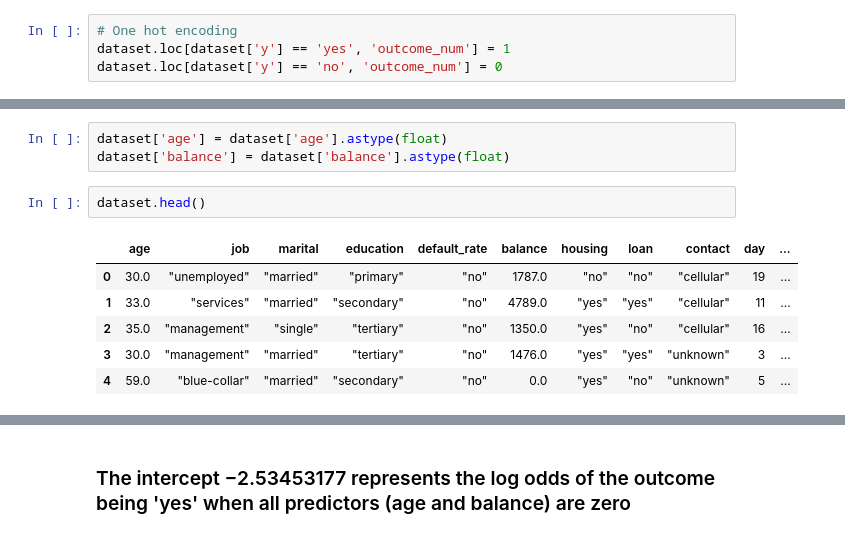
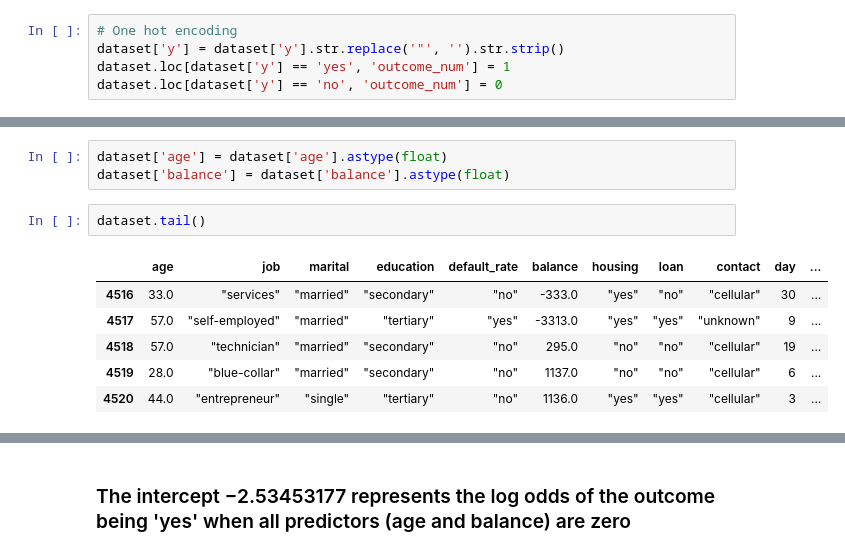
Before and after one commit to kathytran88/bank_term_deposit_analysis, a Jupyter notebook: logistic_regression.ipynb, the cells around one changed output, grey strips where cells are left out. Cells and saved outputs as stored; diff of their text form.

```diff
--- a/logistic_regression.ipynb
+++ b/logistic_regression.ipynb
@@ -102,6 +103,7 @@ dataset.head(4)
 | 3 | 30 | "management" | "married" | "tertiary" | "no" | 1476 | "yes" | "yes" | "unknown" | 3 | ... |
 # %%
 # One hot encoding
+dataset['y'] = dataset['y'].str.replace('"', '').str.strip()
 dataset.loc[dataset['y'] == 'yes', 'outcome_num'] = 1
 dataset.loc[dataset['y'] == 'no', 'outcome_num'] = 0
 # %%
@@ -128,14 +130,14 @@ memory usage: 635.9+ KB
 dataset['age'] = dataset['age'].astype(float)
 dataset['balance'] = dataset['balance'].astype(float)
 # %%
-dataset.head()
+dataset.tail()
 # %% [output]
 |  | age | job | marital | education | default_rate | balance | housing | loan | contact | day | ... |
-| 0 | 30.0 | "unemployed" | "married" | "primary" | "no" | 1787.0 | "no" | "no" | "cellular" | 19 | ... |
-| 1 | 33.0 | "services" | "married" | "secondary" | "no" | 4789.0 | "yes" | "yes" | "cellular" | 11 | ... |
-| 2 | 35.0 | "management" | "single" | "tertiary" | "no" | 1350.0 | "yes" | "no" | "cellular" | 16 | ... |
-| 3 | 30.0 | "management" | "married" | "tertiary" | "no" | 1476.0 | "yes" | "yes" | "unknown" | 3 | ... |
-| 4 | 59.0 | "blue-collar" | "married" | "secondary" | "no" | 0.0 | "yes" | "no" | "unknown" | 5 | ... |
+| 4516 | 33.0 | "services" | "married" | "secondary" | "no" | -333.0 | "yes" | "no" | "cellular" | 30 | ... |
+| 4517 | 57.0 | "self-employed" | "married" | "tertiary" | "yes" | -3313.0 | "yes" | "yes" | "unknown" | 9 | ... |
+| 4518 | 57.0 | "technician" | "married" | "secondary" | "no" | 295.0 | "no" | "no" | "cellular" | 19 | ... |
+| 4519 | 28.0 | "blue-collar" | "married" | "secondary" | "no" | 1137.0 | "no" | "no" | "cellular" | 6 | ... |
+| 4520 | 44.0 | "entrepreneur" | "single" | "tertiary" | "no" | 1136.0 | "yes" | "yes" | "cellular" | 3 | ... |
 # %%
 dataset.describe()
 # %% [output]
```
Also changed, not shown: parts of 8 cells of this notebook.
